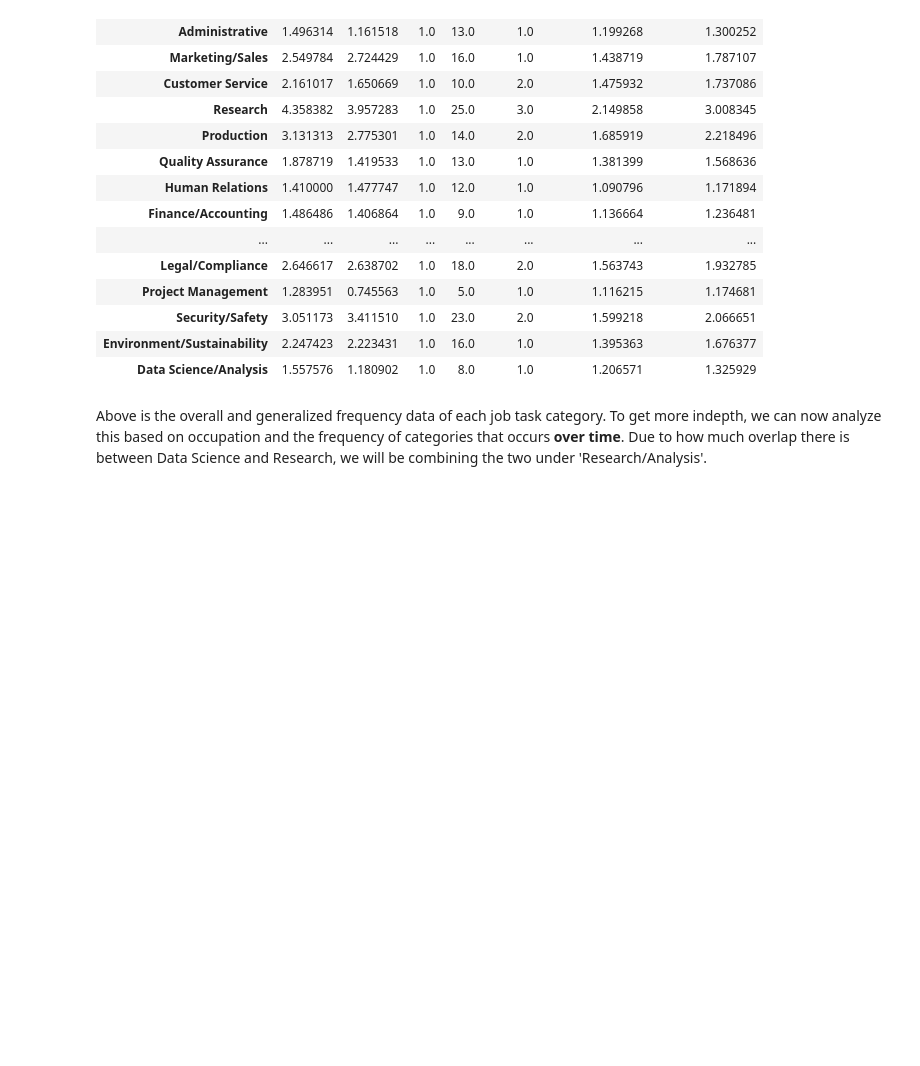
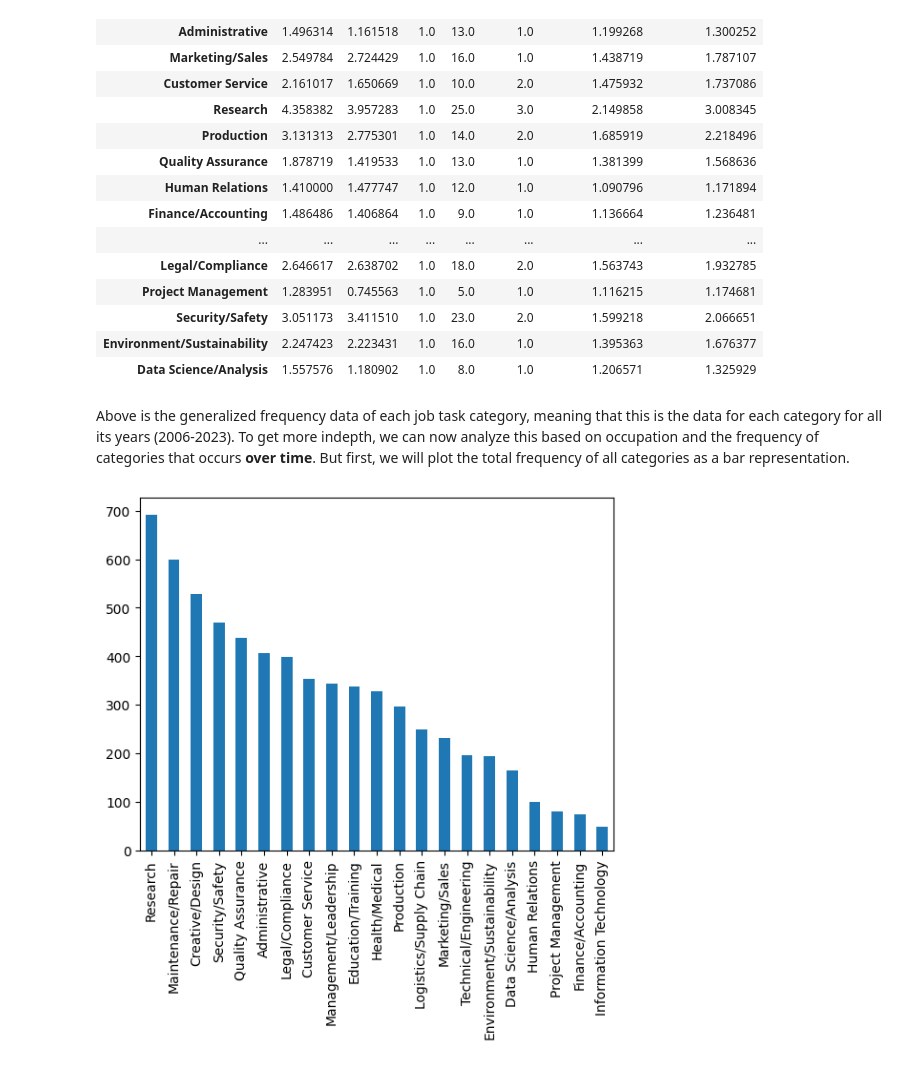
Before and after one commit to Josh-Hiz/Job-Task-Analysis, a Jupyter notebook: TaskAnalysis.ipynb, the cells around one changed output. Drawn from its saved outputs; the diff is of its cells as text; code cells hidden in the pictures; blank space fills up the shorter version.

```diff
--- a/TaskAnalysis.ipynb
+++ b/TaskAnalysis.ipynb
@@ -324,7 +315,7 @@ Using a pipeline without specifying a model name and revision in production is n
 # %%
 # In order to skip fine tuning one shot classification again I will simply assign the excel sheet generated and work on
 # analysis from here
-path = '/content/drive/MyDrive/Data/category_output.xlsx'
+path = '/content/drive/MyDrive/Data/ONET/category_output.xlsx'
 cat_df = pd.DataFrame(pd.read_excel(path))
 cat_df
 # %% [output]
@@ -431,4 +422,10 @@ category_data
 | Environment/Sustainability | 2.247423 | 2.223431 | 1.0 | 16.0 | 1.0 | 1.395363 | 1.676377 |
 | Data Science/Analysis | 1.557576 | 1.180902 | 1.0 | 8.0 | 1.0 | 1.206571 | 1.325929 |
 # %% [markdown]
-Above is the overall and generalized frequency data of each job task category. To get more indepth, we can now analyze this based on occupation and the frequency of categories that occurs **over time**. Due to how much overlap there is between Data Science and Research, we will be combining the two under 'Research/Analysis'.
+Above is the generalized frequency data of each job task category, meaning that this is the data for each category for all its years (2006-2023). To get more indepth, we can now analyze this based on occupation and the frequency of categories that occurs **over time**. But first, we will plot the total frequency of all categories as a bar representation.
+# %%
+# Create a bar chart of all 21 categories and their total frequency over the years
+freq_df['category'].value_counts().plot.bar()
+plt.show()
+# %% [output]
+[figure, added]
```
Also changed, not shown: parts of 13 cells of this notebook, 1 other file.
